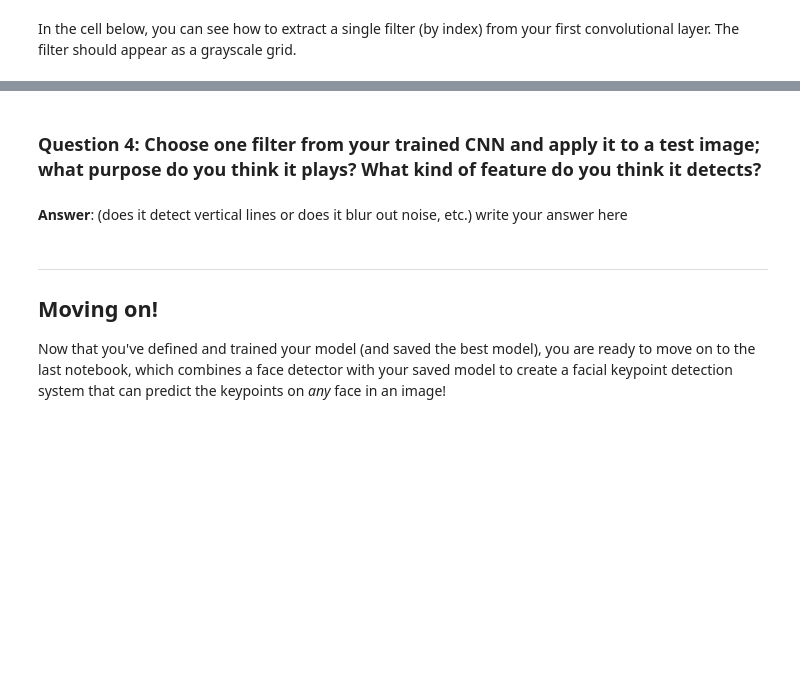
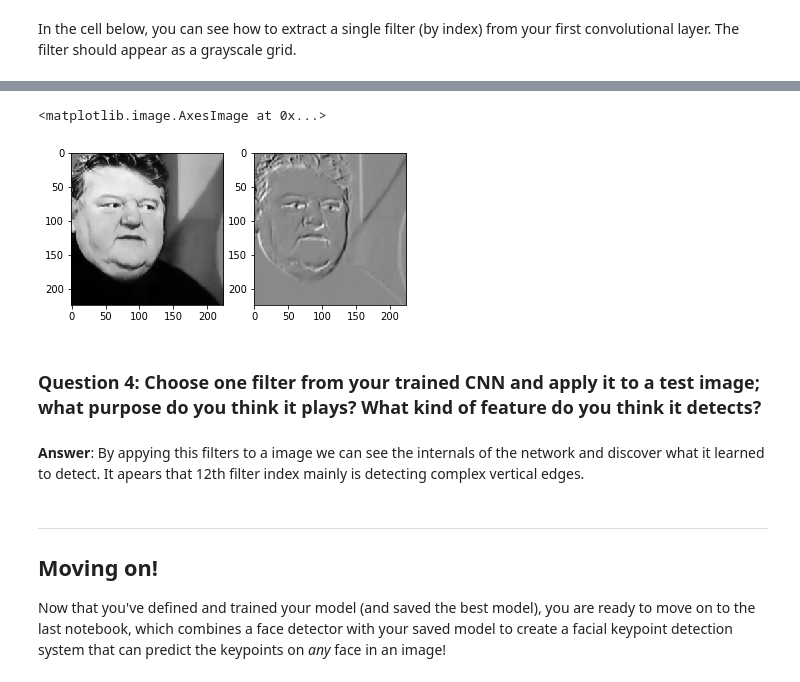
Before and after one commit to daler-rahimov/P1_Facial_Keypoints, a Jupyter notebook: 2. Define the Network Architecture.ipynb, the cells around one changed output, grey strips where cells are left out. Cells and saved outputs as stored; diff of their text form; code cells hidden in the pictures; blank space fills up the shorter version.

```diff
--- a/2. Define the Network Architecture.ipynb
+++ b/2. Define the Network Architecture.ipynb
@@ -548,13 +559,26 @@ Next, choose a test image and filter it with one of the convolutional kernels in
 ---
 # %%
 ##TODO: load in and display any image from the transformed test dataset
+image = test_images[6].data   # get the image from it's wrapper
+image = image.to('cpu').numpy()   # convert to numpy array from a Tensor
+image = np.transpose(image, (1, 2, 0))   # transpose to go from torch to numpy image
+image = np.squeeze(image)
+fig, (ax1, ax2) = plt.subplots(1, 2)
+ax1.imshow(image, cmap='gray')
 
 ## TODO: Using cv's filter2D function,
 ## apply a specific set of filter weights (like the one displayed above) to the test image
+import cv2
+filtered_img = cv2.filter2D(image, -1, w[12][0])
+ax2.imshow(filtered_img, cmap='gray')
+# %% [output]
+<matplotlib.image.AxesImage at 0x...>
+[figure, added]
 # %% [markdown]
 ### Question 4: Choose one filter from your trained CNN and apply it to a test image; what purpose do you think it plays? What kind of feature do you think it detects?
-# %% [markdown]
-**Answer**: (does it detect vertical lines or does it blur out noise, etc.) write your answer here
+# %% [markdown]
+**Answer**:
+By appying this filters to a image we can see the internals of the network and discover what it learned to detect. It apears that 12th filter index mainly is detecting complex vertical edges.
 # %% [markdown]
 ---
 ## Moving on!
```
Also changed, not shown: parts of 15 cells of this notebook, 1 other file.
